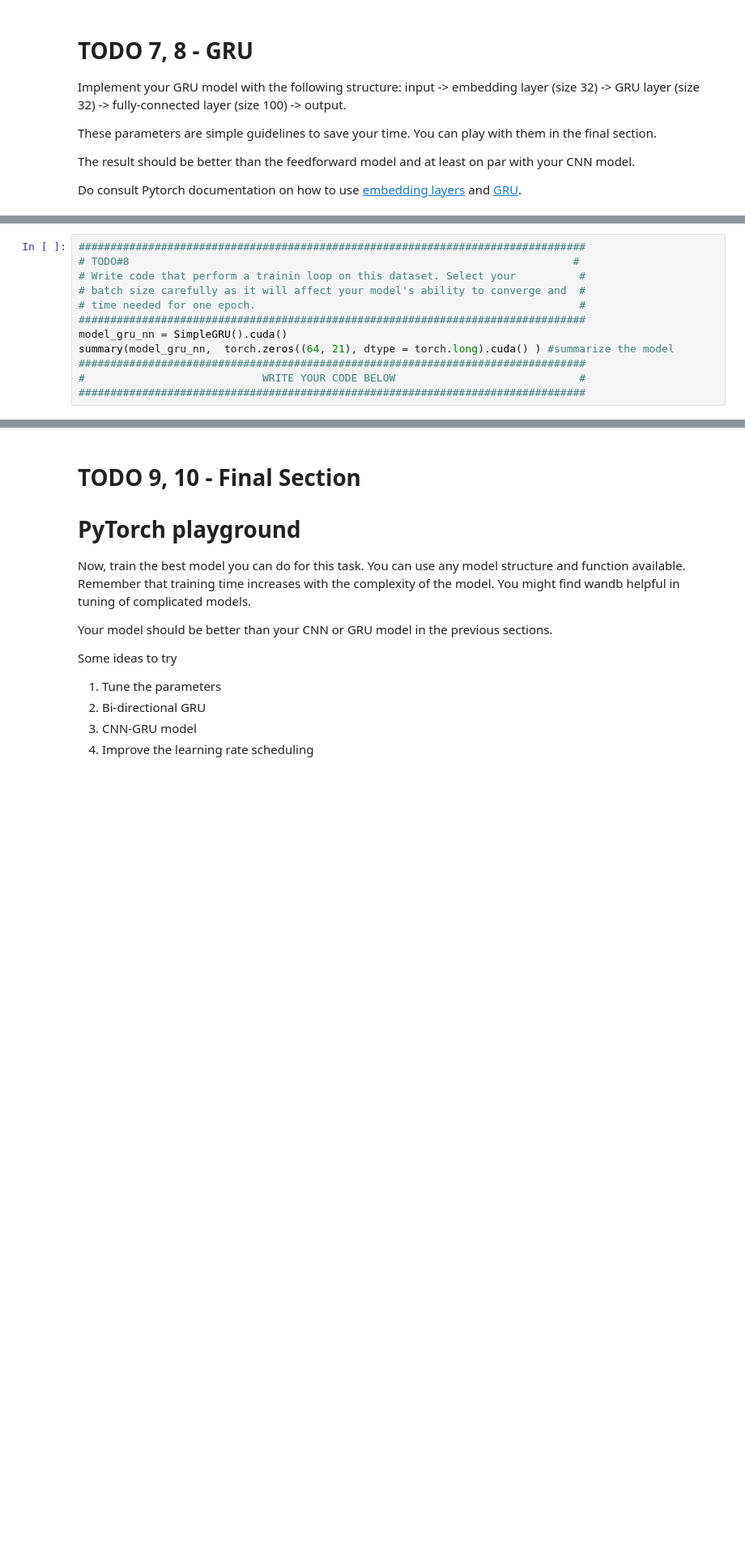
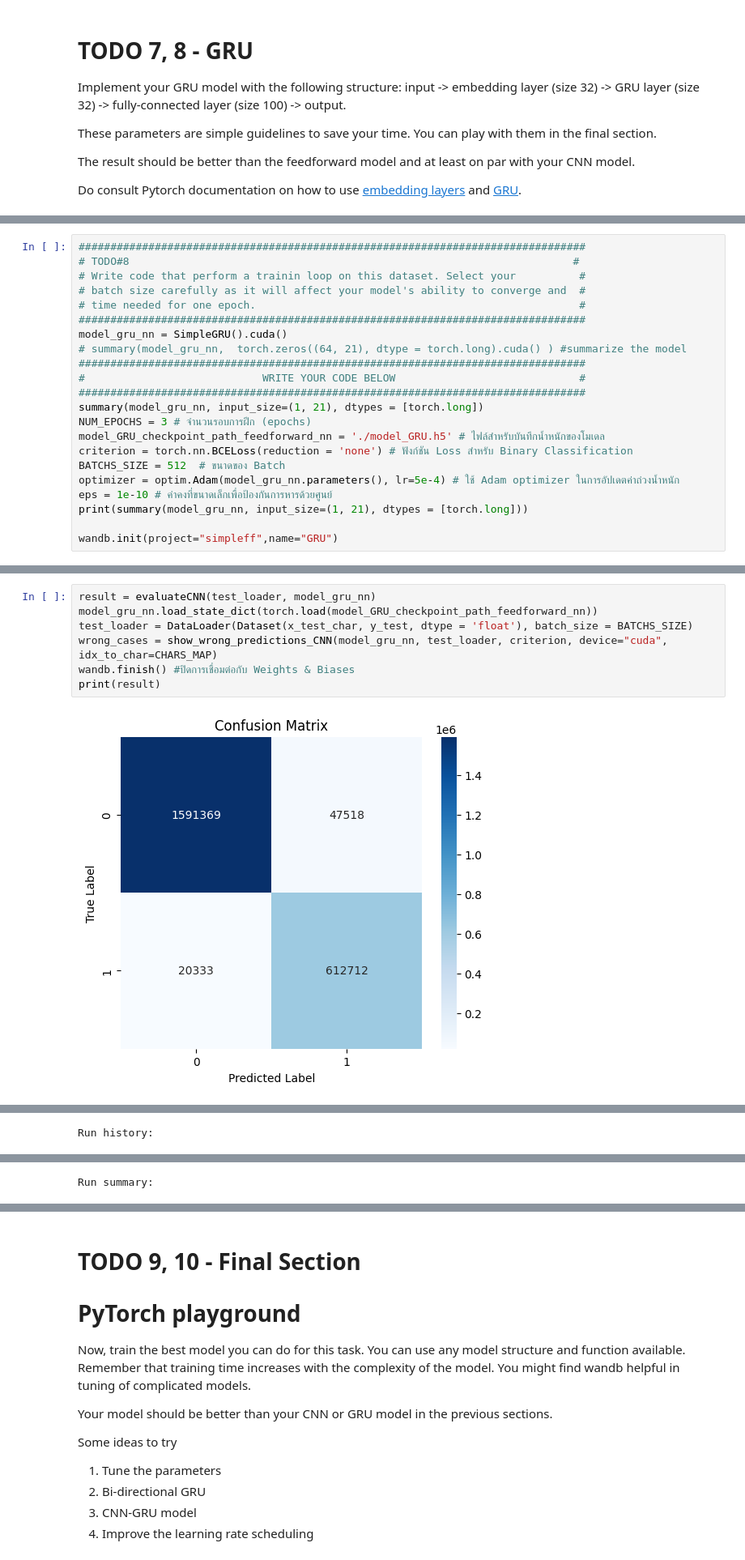
Before and after one commit to Aitthikit/NLP, a Jupyter notebook: HW1.2_NNs word tokenizer.ipynb, the cells around one changed output, grey strips where cells are left out. Shown: that part at 81% size. Saved outputs shown, nothing was run; the diff lists cells and outputs as text; blank space fills up the shorter version.

```diff
--- a/HW1.2_NNs word tokenizer.ipynb
+++ b/HW1.2_NNs word tokenizer.ipynb
@@ -1024,7 +1372,17 @@ class SimpleGRU(torch.nn.Module):
 # time needed for one epoch.                                                   #
 ################################################################################
 model_gru_nn = SimpleGRU().cuda()
-summary(model_gru_nn,  torch.zeros((64, 21), dtype = torch.long).cuda() ) #summarize the model
+# summary(model_gru_nn,  torch.zeros((64, 21), dtype = torch.long).cuda() ) #summarize the model
 ################################################################################
 #                            WRITE YOUR CODE BELOW                             #
 ################################################################################
+summary(model_gru_nn, input_size=(1, 21), dtypes = [torch.long])
+NUM_EPOCHS = 3 # จำนวนรอบการฝึก (epochs)
+model_GRU_checkpoint_path_feedforward_nn = './model_GRU.h5' # ไฟล์สำหรับบันทึกน้ำหนักของโมเดล
+criterion = torch.nn.BCELoss(reduction = 'none') # ฟังก์ชัน Loss สำหรับ Binary Classification
+BATCHS_SIZE = 512  # ขนาดของ Batch
+optimizer = optim.Adam(model_gru_nn.parameters(), lr=5e-4) # ใช้ Adam optimizer ในการอัปเดตค่าถ่วงน้ำหนัก
+eps = 1e-10 # ค่าคงที่ขนาดเล็กเพื่อป้องกันการหารด้วยศูนย์
+print(summary(model_gru_nn, input_size=(1, 21), dtypes = [torch.long]))
+
+wandb.init(project="simpleff",name="GRU")
@@ -1033,0 +1512,9 @@ print(result)
+# %%
+result = evaluateCNN(test_loader, model_gru_nn)
+model_gru_nn.load_state_dict(torch.load(model_GRU_checkpoint_path_feedforward_nn))
+test_loader = DataLoader(Dataset(x_test_char, y_test, dtype = 'float'), batch_size = BATCHS_SIZE)
+wrong_cases = show_wrong_predictions_CNN(model_gru_nn, test_loader, criterion, device="cuda", idx_to_char=CHARS_MAP)
+wandb.finish() #ปิดการเชื่อมต่อกับ Weights & Biases
+print(result)
+# %% [output]
+[figure, added]
@@ -1033,0 +1533 @@ print(result)
+Run history:
@@ -1033,0 +1538 @@ print(result)
+Run summary:
```
Also changed, not shown: parts of 31 cells of this notebook, 3 other files.
